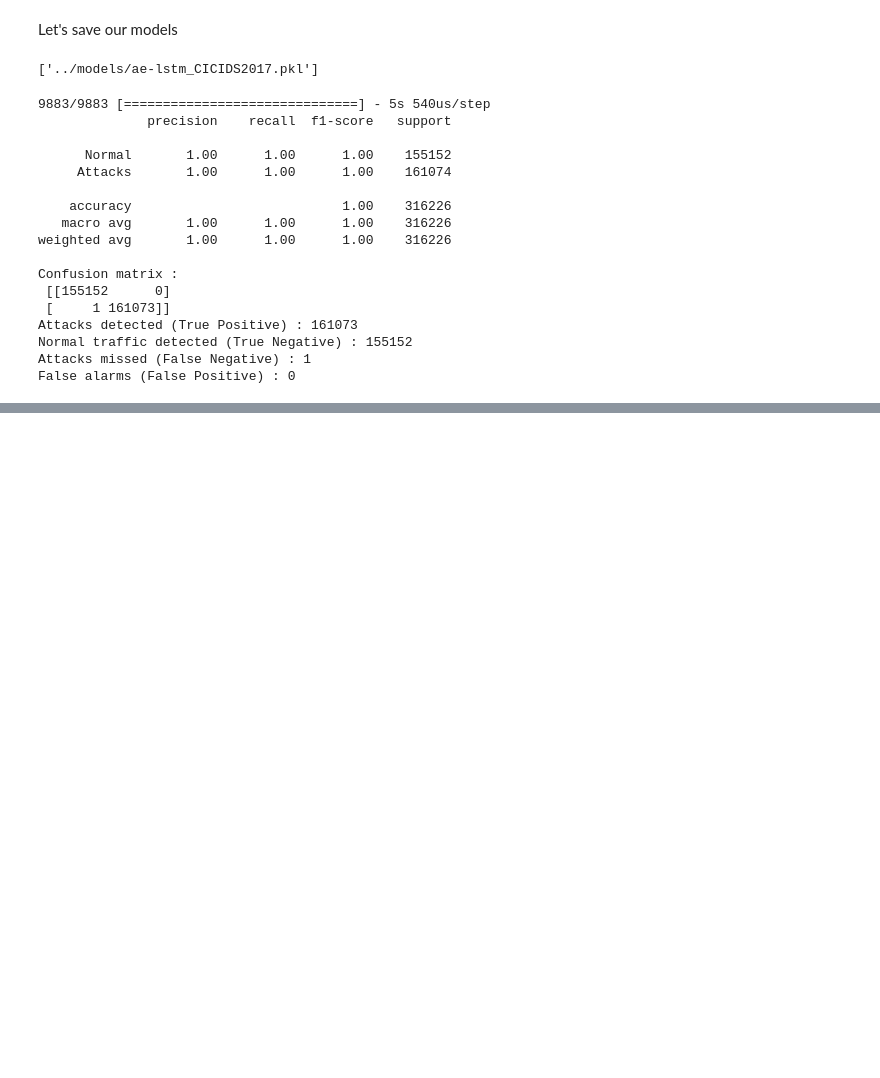
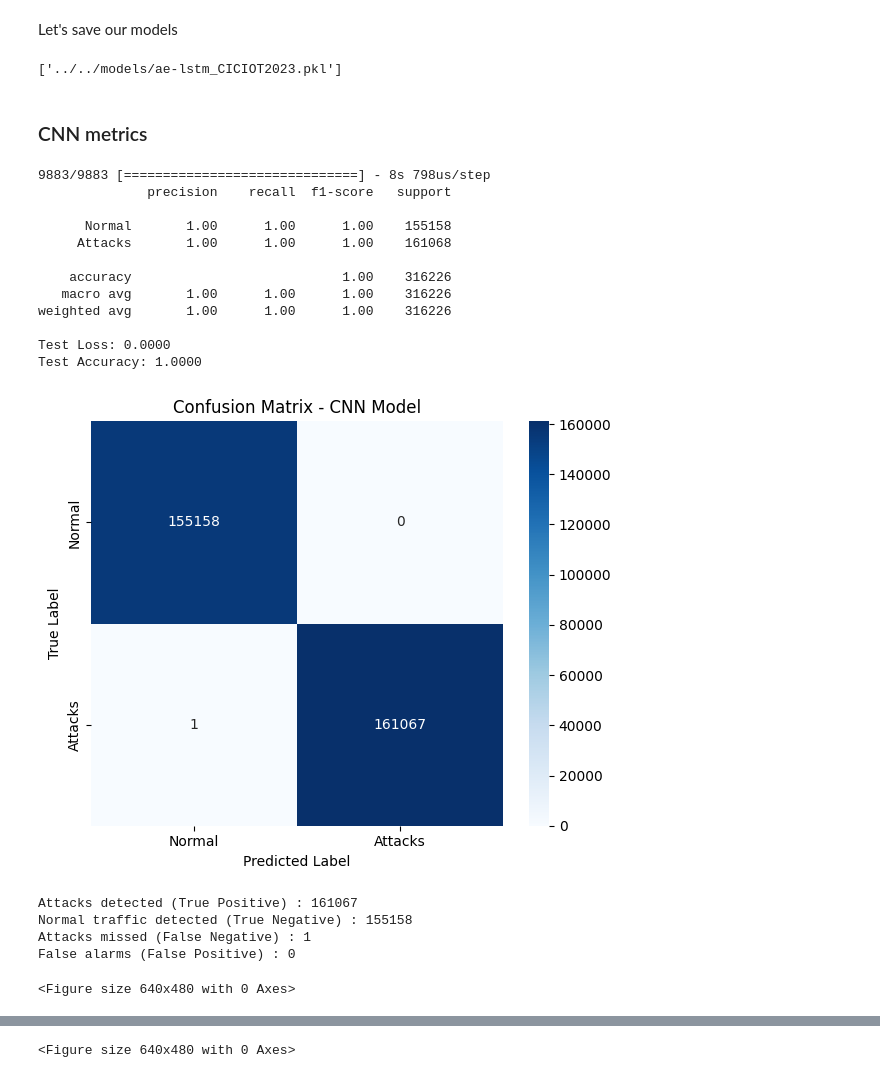
Before and after one commit to WaltZOO/DL-Attacks_SDN-IoT, a Jupyter notebook: notebooks/model_training/CICIOT2023_model.ipynb, the cells around one changed output, grey strips where cells are left out. Cells and saved outputs as stored; diff of their text form; code cells hidden in the pictures; blank space fills up the shorter version.

Commit message:
adding plots results

```diff
--- a/notebooks/model_training/CICIOT2023_model.ipynb
+++ b/notebooks/model_training/CICIOT2023_model.ipynb
@@ -30,5 +30,5 @@ CNN_model.compile(optimizer='adam', loss='binary_crossentropy', metrics=['accura
 
 CNN_model.summary()
 
-history = CNN_model.fit(X_train, Y_train, epochs=10, batch_size=64, validation_data=(X_test, Y_test))
+history = CNN_model.fit(X_train, Y_train, epochs=5, batch_size=64, validation_data=(X_test, Y_test))
 # %% [output]
@@ -139,52 +138,86 @@ AE_LSTM_model.save("../models/ae-lstm_ciciot_model.keras")
 # %%
 import pickle
 # %%
-file_name_cnn = '../models/cnn_CICIOT2023.pkl'
+file_name_cnn = '../../models/cnn_CICIOT2023.pkl'
 joblib.dump(CNN_model, file_name_cnn)
 
-file_name_lstm = '../models/lstm_CICIOT2023.pkl'
+file_name_lstm = '../../models/lstm_CICIOT2023.pkl'
 joblib.dump(LSTM_model, file_name_lstm)
 
-file_name_ae_lstm = '../models/ae-lstm_CICIOT2023.pkl'
+file_name_ae_lstm = '../../models/ae-lstm_CICIOT2023.pkl'
 joblib.dump(AE_LSTM_model, file_name_ae_lstm)
 # %% [output]
-['../models/ae-lstm_CICIDS2017.pkl']
+['../../models/ae-lstm_CICIOT2023.pkl']
+# %% [markdown]
+### CNN metrics
 # %%
-from sklearn.metrics import classification_report, confusion_matrix
+from sklearn.metrics import classification_report, confusion_matrix, roc_curve, auc
+import matplotlib.pyplot as plt
+import seaborn as sns
 
 y_pred_prob = CNN_model.predict(X_test)
 
 
 y_pred = (y_pred_prob > 0.5).astype("int32")
 
 # (precision, recall, F1-score)
 print(classification_report(Y_test, y_pred, labels=[0,1], target_names=["Normal", "Attacks"]))
 
+# Accuracy and loss
+loss, accuracy = CNN_model.evaluate(X_test, Y_test, verbose=0)
+print(f"Test Loss: {loss:.4f}")
+print(f"Test Accuracy: {accuracy:.4f}")
+
+
 # confusion Matrix
 cm = confusion_matrix(Y_test, y_pred, labels=[0,1],)
-print("Confusion matrix :\n", cm)
+labels = ["Normal", "Attacks"]
+plt.figure(figsize=(6, 5))
+sns.heatmap(cm, annot=True, fmt='d', cmap='Blues', xticklabels=labels, yticklabels=labels)
+plt.xlabel('Predicted Label')
+plt.ylabel('True Label')
+plt.title('Confusion Matrix - CNN Model')
+plt.tight_layout()
+plt.show()
+plt.savefig("../../results/CICIOT/CNN_matrix.png", dpi=300, bbox_inches='tight')
 
 # displaying the attack number
 tn, fp, fn, tp = cm.ravel()
 print(f"Attacks detected (True Positive) : {tp}")
 print(f"Normal traffic detected (True Negative) : {tn}")
 print(f"Attacks missed (False Negative) : {fn}")
 print(f"False alarms (False Positive) : {fp}")
+
+fpr, tpr, thresholds = roc_curve(Y_test, y_pred_prob)
+roc_auc = auc(fpr, tpr)
+
+# ROC curve
+plt.figure()
+plt.plot(fpr, tpr, label=f'CNN ROC curve (area = {roc_auc:.2f})')
+plt.plot([0, 1], [0, 1], 'k--', label='Random guess')
+plt.xlabel('False Positive Rate')
+plt.ylabel('True Positive Rate')
+plt.title('ROC Curve - CNN Model (CICIOT)')
+plt.legend(loc='lower right')
+plt.grid(True)
+plt.show()
+plt.savefig("../../results/CICIOT/CNN_ROC_curve.png", dpi=300, bbox_inches='tight')
 # %% [output]
-9883/9883 [==============================] - 5s 540us/step
+9883/9883 [==============================] - 8s 798us/step
               precision    recall  f1-score   support
 
-      Normal       1.00      1.00      1.00    155152
-     Attacks       1.00      1.00      1.00    161074
+      Normal       1.00      1.00      1.00    155158
+     Attacks       1.00      1.00      1.00    161068
 
     accuracy                           1.00    316226
    macro avg       1.00      1.00      1.00    316226
 weighted avg       1.00      1.00      1.00    316226
 
-Confusion matrix :
- [[155152      0]
- [     1 161073]]
-Attacks detected (True Positive) : 161073
-Normal traffic detected (True Negative) : 155152
-Attacks missed (False Negative) : 1
-False alarms (False Positive) : 0
+Test Loss: 0.0000
+Test Accuracy: 1.0000
+[figure, added]
+Attacks detected (True Positive) : 161067
+Normal traffic detected (True Negative) : 155158
+Attacks missed (False Negative) : 1
+False alarms (False Positive) : 0
+<Figure size 640x480 with 0 Axes>
@@ -190,0 +225 @@ False alarms (False Positive) : 0
+<Figure size 640x480 with 0 Axes>
```
Also changed, not shown: parts of 11 cells of this notebook, 25 other files.
